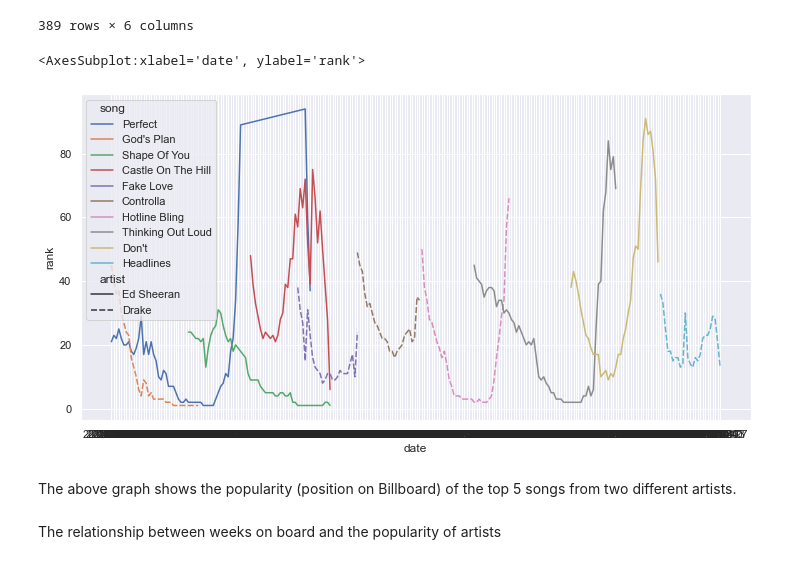
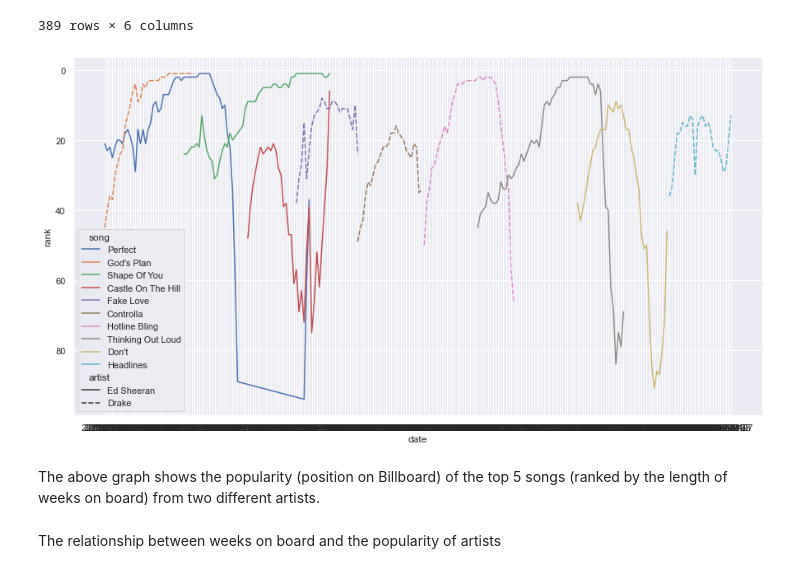
Before and after one commit to Yuchen-G/SI-370-Exploratory-Data-Analysis-Final-Project-, a Jupyter notebook: EDA.ipynb, the cells around one changed output. Drawn from its saved outputs; the diff is of its cells as text; code cells hidden in the pictures.

```diff
--- a/EDA.ipynb
+++ b/EDA.ipynb
@@ -137,13 +137,13 @@ top_songs
 | 51612 | 13 | Headlines | Drake | 13 | 1 | 2011-08-27 |
 389 rows × 6 columns
 # %%
-fig, ax = plt.subplots(figsize=(12, 6))
+# fig, ax = plt.subplots(figsize=(12, 6))
 sns.lineplot(data=top_songs, x='date', y='rank', hue='song', style='artist')
+plt.gca().invert_yaxis()
 # %% [output]
-<AxesSubplot:xlabel='date', ylabel='rank'>
-[figure, old version]
+[figure, new version]
 # %% [markdown]
-The above graph shows the popularity (position on Billboard) of the top 5 songs from two different artists.
+The above graph shows the popularity (position on Billboard) of the top 5 songs (ranked by the length of weeks on board) from two different artists.
 # %% [markdown]
 The relationship between weeks on board and the popularity of artists
 # %%
```
Also changed, not shown: parts of 2 cells of this notebook.
